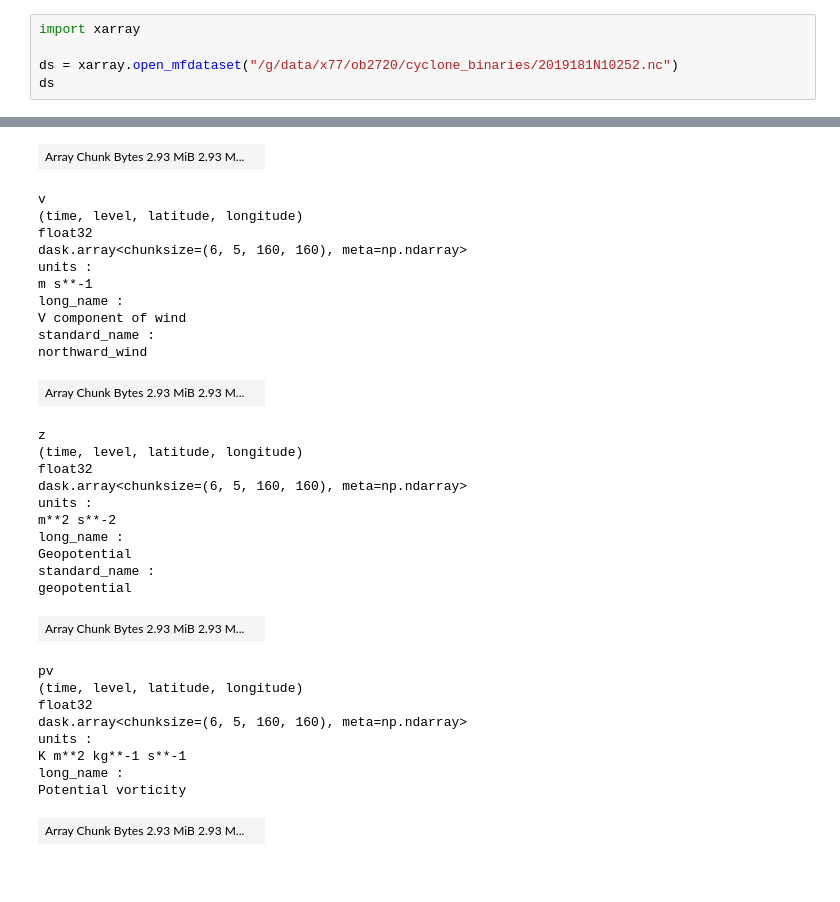
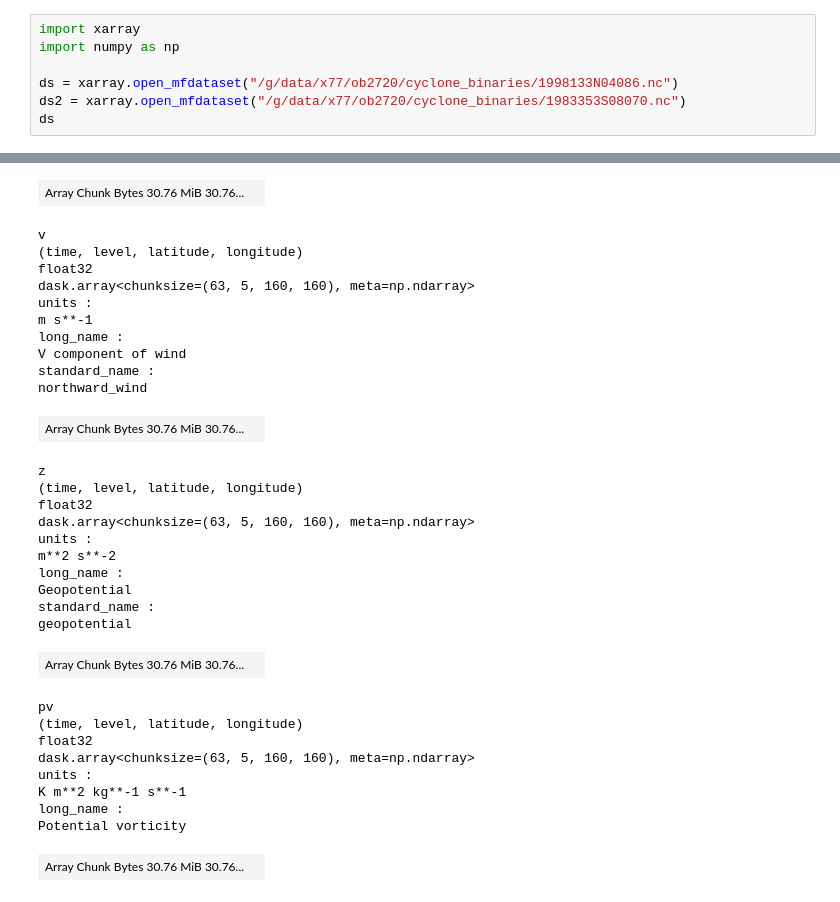
Before and after one commit to jackmiller2003/dl-cyclones, a Jupyter notebook: reanalysis/Untitled2.ipynb, the cells around one changed output, grey strips where cells are left out. Saved outputs shown, nothing was run; the diff lists cells and outputs as text.

```diff
--- a/reanalysis/Untitled2.ipynb
+++ b/reanalysis/Untitled2.ipynb
@@ -1,6 +1,8 @@
 # %%
 import xarray
+import numpy as np
 
-ds = xarray.open_mfdataset("/g/data/x77/ob2720/cyclone_binaries/2019181N10252.nc")
+ds = xarray.open_mfdataset("/g/data/x77/ob2720/cyclone_binaries/1998133N04086.nc")
+ds2 = xarray.open_mfdataset("/g/data/x77/ob2720/cyclone_binaries/1983353S08070.nc")
 ds
 # %% [output]
@@ -12,47 +14,47 @@ time: 6
 latitude: 160
 longitude: 160
 Coordinates: (2)
 level
 (level)
 int32
 225 500 650 750 850
 ... (19 lines left out)
 long_name :
 U component of wind
 standard_name :
 eastward_wind
-| Array Chunk Bytes 2.93 MiB 2.93 M... |  |
+| Array Chunk Bytes 30.76 MiB 30.76... |  |
 v
 (time, level, latitude, longitude)
 float32
-dask.array<chunksize=(6, 5, 160, 160), meta=np.ndarray>
+dask.array<chunksize=(63, 5, 160, 160), meta=np.ndarray>
 units :
 m s**-1
 long_name :
 V component of wind
 standard_name :
 northward_wind
-| Array Chunk Bytes 2.93 MiB 2.93 M... |  |
+| Array Chunk Bytes 30.76 MiB 30.76... |  |
 z
 (time, level, latitude, longitude)
 float32
-dask.array<chunksize=(6, 5, 160, 160), meta=np.ndarray>
+dask.array<chunksize=(63, 5, 160, 160), meta=np.ndarray>
 units :
 m**2 s**-2
 long_name :
 Geopotential
 standard_name :
 geopotential
-| Array Chunk Bytes 2.93 MiB 2.93 M... |  |
+| Array Chunk Bytes 30.76 MiB 30.76... |  |
 pv
 (time, level, latitude, longitude)
 float32
-dask.array<chunksize=(6, 5, 160, 160), meta=np.ndarray>
+dask.array<chunksize=(63, 5, 160, 160), meta=np.ndarray>
 units :
 K m**2 kg**-1 s**-1
 long_name :
 Potential vorticity
-| Array Chunk Bytes 2.93 MiB 2.93 M... |  |
+| Array Chunk Bytes 30.76 MiB 30.76... |  |
 Attributes: (5)
 Conventions :
 CF-1.6
```
Also changed, not shown: parts of 3 cells of this notebook, 11 other files.
